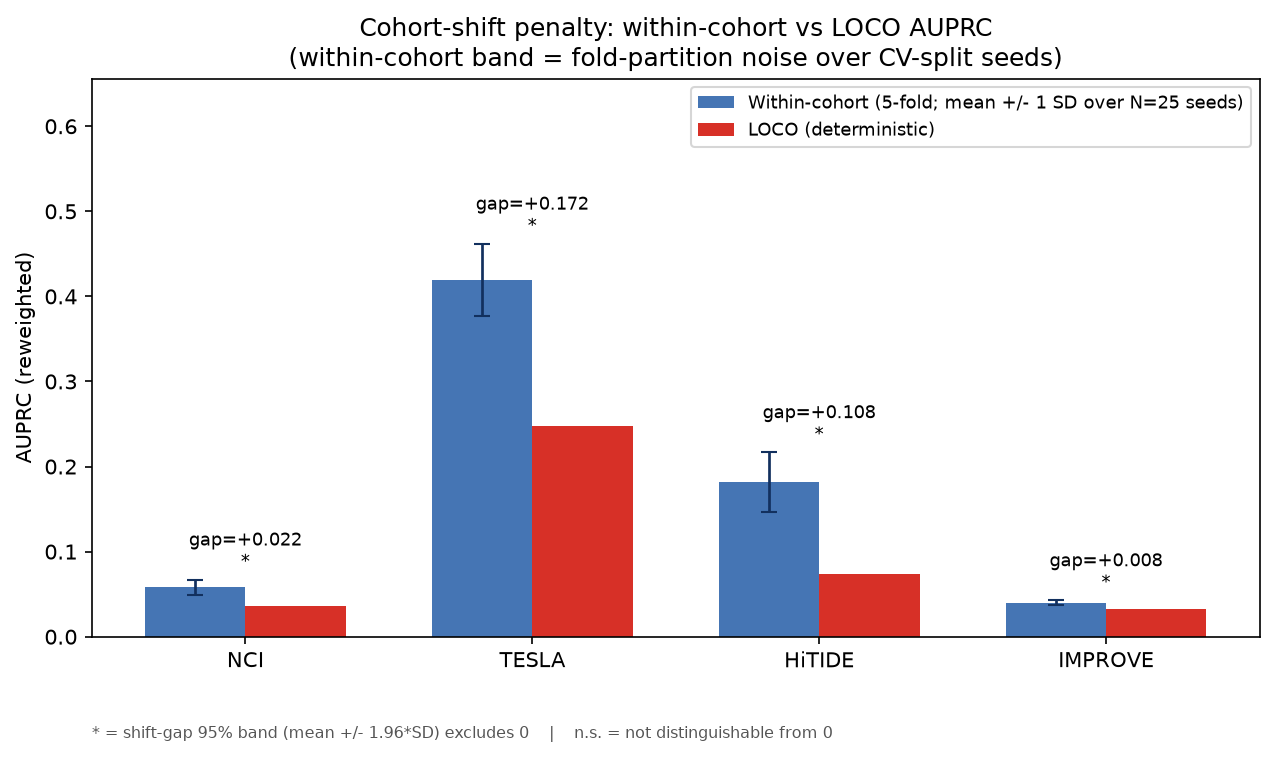
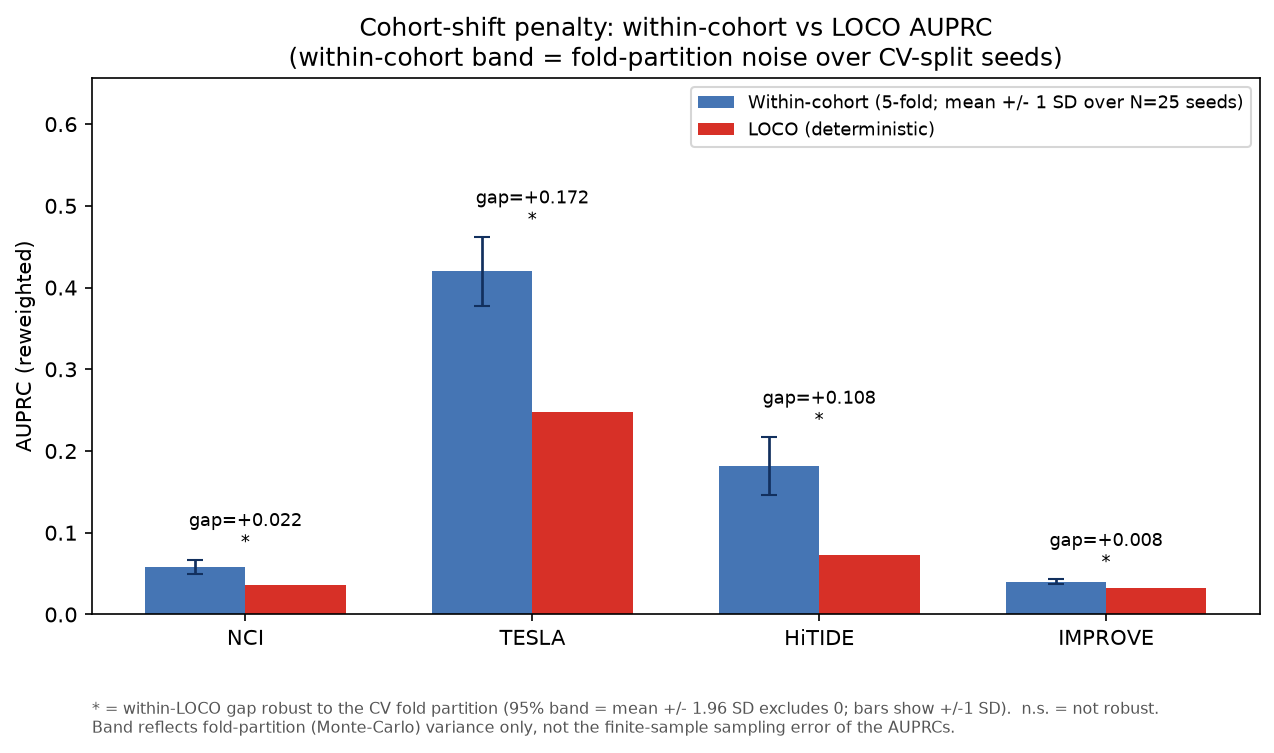
The change to this notebook cell's code, shown as a diff; its figure went from the first image to the second:
--- before
+++ after
@@ -20,5 +20,6 @@
     tag = "*" if row["gap_excl_0"] else "n.s."
     ax.text(i, ytop + 0.015, f"gap={row['shift_gap']:+.3f}\n{tag}", ha="center", fontsize=8.5)
-ax.text(0.0, -0.16, "* = shift-gap 95% band (mean +/- 1.96*SD) excludes 0    |    n.s. = not distinguishable from 0",
+ax.text(0.0, -0.16, "* = within-LOCO gap robust to the CV fold partition (95% band = mean +/- 1.96 SD excludes 0; bars show +/-1 SD).  "
+        "n.s. = not robust.\nBand reflects fold-partition (Monte-Carlo) variance only, not the finite-sample sampling error of the AUPRCs.",
         transform=ax.transAxes, ha="left", va="top", fontsize=7.5, color="#555")
 fig.tight_layout()

Commit: research(scientist): reframe the seed-band claim as fold-partition robustness (bot review on #1066)